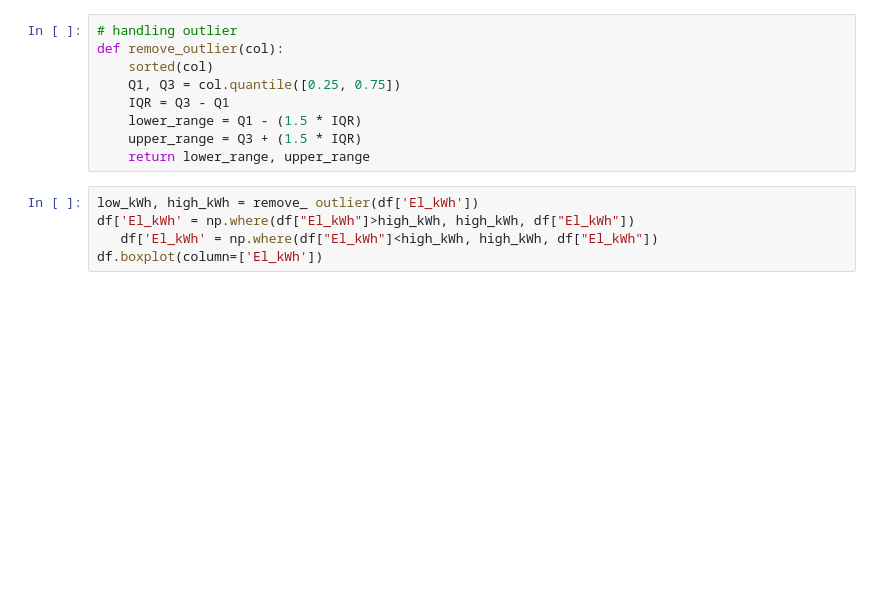
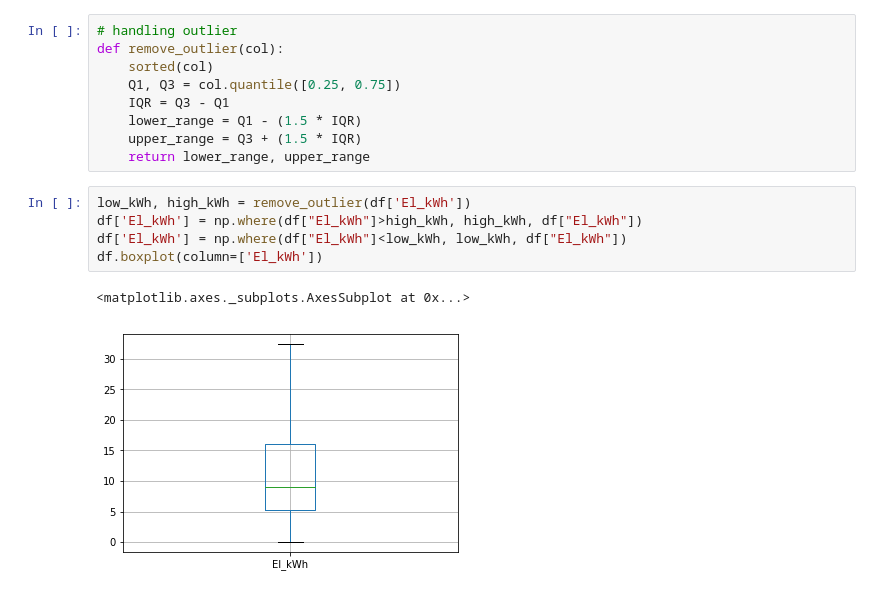
Before and after one commit to clairebb1005/MLTS_Project, a Jupyter notebook: eda.ipynb, the cells around one changed output. Cells and saved outputs as stored; diff of their text form; blank space fills up the shorter version.

```diff
--- a/eda.ipynb
+++ b/eda.ipynb
@@ -122,7 +135,10 @@ def remove_outlier(col):
     upper_range = Q3 + (1.5 * IQR)
     return lower_range, upper_range
 # %%
-low_kWh, high_kWh = remove_ outlier(df['El_kWh'])
-df['El_kWh' = np.where(df["El_kWh"]>high_kWh, high_kWh, df["El_kWh"])
-   df['El_kWh' = np.where(df["El_kWh"]<high_kWh, high_kWh, df["El_kWh"])
+low_kWh, high_kWh = remove_outlier(df['El_kWh'])
+df['El_kWh'] = np.where(df["El_kWh"]>high_kWh, high_kWh, df["El_kWh"])
+df['El_kWh'] = np.where(df["El_kWh"]<low_kWh, low_kWh, df["El_kWh"])
 df.boxplot(column=['El_kWh'])
+# %% [output]
+<matplotlib.axes._subplots.AxesSubplot at 0x...>
+[figure, added]
```
Also changed, not shown: parts of 17 cells of this notebook.
